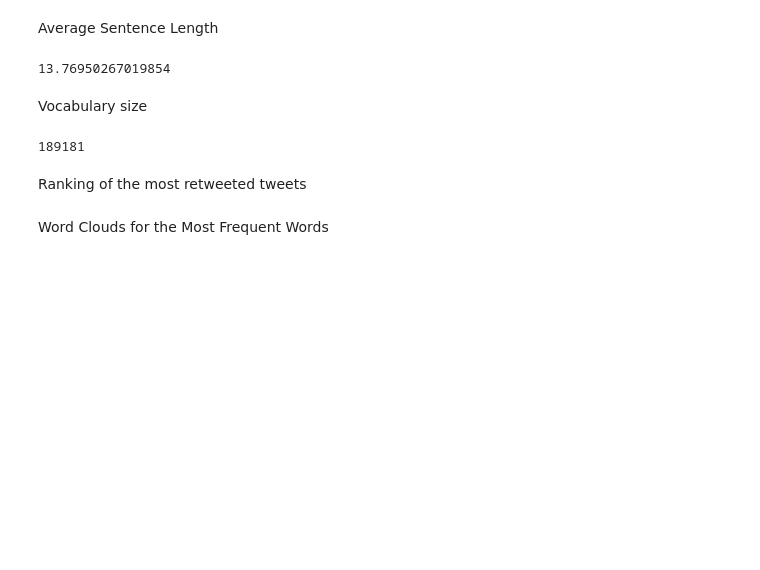
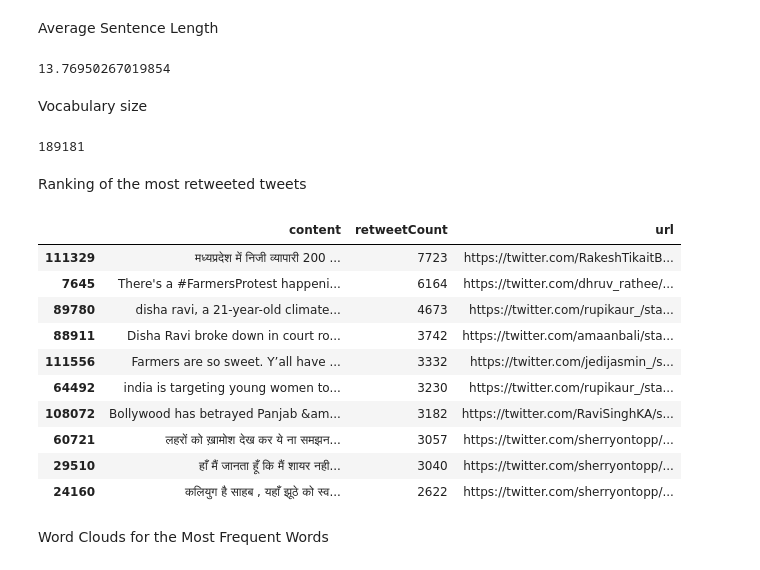
Before and after one commit to albayerga/G_102_6, a Jupyter notebook: part1.ipynb, the cells around one changed output. Cells and saved outputs as stored; diff of their text form; code cells hidden in the pictures; blank space fills up the shorter version.

```diff
--- a/part1.ipynb
+++ b/part1.ipynb
@@ -166,9 +164,26 @@ vocabulary_size(processed_tweets)
 189181
 # %% [markdown]
 Ranking of the most retweeted tweets
-# %%
-def top_retweeted_tweets(data_tweets):
-    # to do
-    return
+# %%
+def top_retweeted_tweets(data_tweets, top_n):
+    # Sort by retweetCount in descending order and select the top N tweets
+    top_retweets = data_tweets.sort_values(by='retweetCount', ascending=False).head(top_n)
+
+    # Extract relevant fields: content, retweet count, and tweet URL
+    return top_retweets[['content', 'retweetCount', 'url']]
+# %%
+top_retweeted_tweets(data_tweets, 10)
+# %% [output]
+|  | content | retweetCount | url |
+| 111329 | मध्यप्रदेश में निजी व्यापारी 200 ... | 7723 | https://twitter.com/RakeshTikaitB... |
+| 7645 | There's a #FarmersProtest happeni... | 6164 | https://twitter.com/dhruv_rathee/... |
+| 89780 | disha ravi, a 21-year-old climate... | 4673 | https://twitter.com/rupikaur_/sta... |
+| 88911 | Disha Ravi broke down in court ro... | 3742 | https://twitter.com/amaanbali/sta... |
+| 111556 | Farmers are so sweet. Y’all have ... | 3332 | https://twitter.com/jedijasmin_/s... |
+| 64492 | india is targeting young women to... | 3230 | https://twitter.com/rupikaur_/sta... |
+| 108072 | Bollywood has betrayed Panjab &am... | 3182 | https://twitter.com/RaviSinghKA/s... |
+| 60721 | लहरों को ख़ामोश देख कर ये ना समझन... | 3057 | https://twitter.com/sherryontopp/... |
+| 29510 | हाँ मैं जानता हूँ कि मैं शायर नही... | 3040 | https://twitter.com/sherryontopp/... |
+| 24160 | कलियुग है साहब , यहाँ झूठे को स्व... | 2622 | https://twitter.com/sherryontopp/... |
 # %% [markdown]
 Word Clouds for the Most Frequent Words
```
Also changed, not shown: parts of 5 cells of this notebook.
